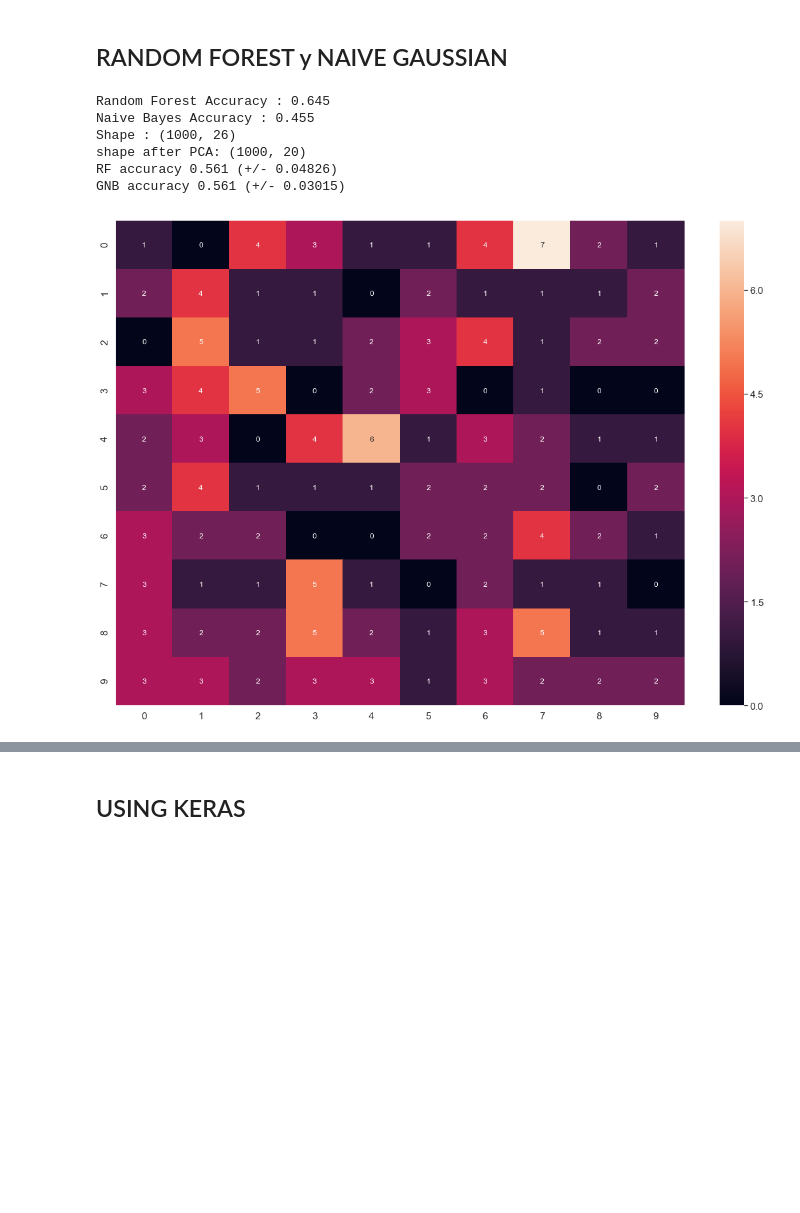
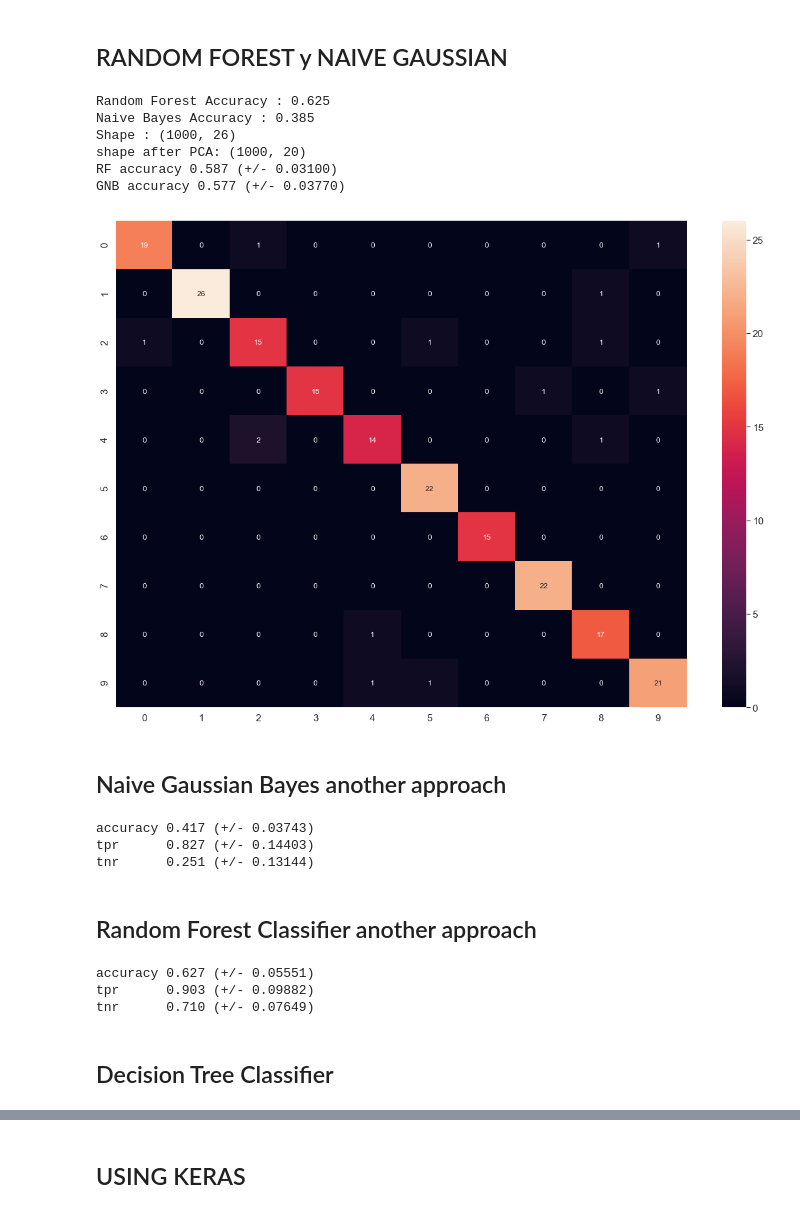
Before and after one commit to pecons/MusicClassifierAI2018-2, a Jupyter notebook: notebooks/datatest.ipynb, the cells around one changed output, grey strips where cells are left out. Cells and saved outputs as stored; diff of their text form; code cells hidden in the pictures; blank space fills up the shorter version.

Commit message:
Diferentes clasificadores y tabla de comparación
Se implementan los clasificadores gaussian, tree, random forest y svc, y se elabora y muestra una tabla comparando el accuracy obtenido por cada uno.

```diff
--- a/notebooks/datatest.ipynb
+++ b/notebooks/datatest.ipynb
@@ -75,40 +84,74 @@ X_train, X_test, y_train, y_test = train_test_split(X, y, test_size=0.2)
 # %%
 from sklearn.ensemble import RandomForestClassifier
 from sklearn.tree import DecisionTreeClassifier
 from sklearn.naive_bayes import GaussianNB
 from sklearn.decomposition import PCA
 from sklearn.model_selection import train_test_split,cross_val_score,KFold
 from sklearn.metrics import *
 
 import seaborn as sn
 
 rf = RandomForestClassifier(n_estimators=200)
 g = GaussianNB()
-Xtr, Xts, ytr, yts = train_test_split(X,y, test_size=.2)
-rf.fit(Xtr,ytr)
-g.fit(Xtr,ytr)
-print("Random Forest Accuracy :",rf.score(Xts,yts))
-print("Naive Bayes Accuracy :",g.score(Xts,yts))
+#Xtr, Xts, ytr, yts = train_test_split(X,y, test_size=.2)
+#rf.fit(Xtr,ytr)
+#g.fit(Xtr,ytr)
+rf.fit(X_train,y_train)
+g.fit(X_train,y_train)
+print("Random Forest Accuracy :",rf.score(X_test,y_test))
+print("Naive Bayes Accuracy :",g.score(X_test,y_test))
 print("Shape :",X.shape)
 X2 = PCA(n_components=20).fit_transform(X)
 print ("shape after PCA:", X2.shape)
 srf = cross_val_score(GaussianNB(), X2, y, cv=KFold(10, shuffle=True), scoring=make_scorer(accuracy_score))
 print ("RF accuracy %.3f (+/- %.5f)"%(np.mean(srf), np.std(srf)))
 s = cross_val_score(GaussianNB(), X2, y, cv=KFold(10, shuffle=True), scoring=make_scorer(accuracy_score))
 print ("GNB accuracy %.3f (+/- %.5f)"%(np.mean(s), np.std(s)))
 
 predictions=rf.predict(Xts)
-rf_model_cm = confusion_matrix(y_test, predictions)
+rf_model_cm = confusion_matrix(yts, predictions)
 rf_model_df_cm = pd.DataFrame(rf_model_cm)
 plt.figure(figsize = (20,14))
 sn.set(font_scale=1.4) #for label size
 sn.heatmap(rf_model_df_cm, annot=True, annot_kws={"size": 12}) # font size
 plt.show()
 # %% [output]
-Random Forest Accuracy : 0.645
-Naive Bayes Accuracy : 0.455
+Random Forest Accuracy : 0.625
+Naive Bayes Accuracy : 0.385
 Shape : (1000, 26)
 shape after PCA: (1000, 20)
-RF accuracy 0.561 (+/- 0.04826)
-GNB accuracy 0.561 (+/- 0.03015)
+RF accuracy 0.587 (+/- 0.03100)
+GNB accuracy 0.577 (+/- 0.03770)
-[figure, old version]
+[figure, new version]
+# %% [markdown]
+## Naive Gaussian Bayes another approach
+# %%
+from sklearn.naive_bayes import GaussianNB
+estGNB = GaussianNB()
+s1GNB = cross_val_score(estGNB, X, y, cv=KFold(10, shuffle=True), scoring=make_scorer(accuracy_score))
+print("accuracy %.3f (+/- %.5f)"%(np.mean(s1GNB), np.std(s1GNB)))
+s2GNB = cross_val_score(estGNB, X, y, cv=KFold(10, shuffle=True), scoring=tpr)
+print("tpr      %.3f (+/- %.5f)"%(np.mean(s2GNB), np.std(s2GNB)))
+s3GNB = cross_val_score(estGNB, X, y, cv=KFold(10, shuffle=True), scoring=tnr)
+print("tnr      %.3f (+/- %.5f)"%(np.mean(s3GNB), np.std(s3GNB)))
+# %% [output]
+accuracy 0.417 (+/- 0.03743)
+tpr      0.827 (+/- 0.14403)
+tnr      0.251 (+/- 0.13144)
+# %% [markdown]
+## Random Forest Classifier another approach
+# %%
+from sklearn.ensemble import RandomForestClassifier
+estRFC = RandomForestClassifier(n_estimators = 20)
+s1RFC = cross_val_score(estRFC, X, y, cv=KFold(10, shuffle=True), scoring=make_scorer(accuracy_score))
+print("accuracy %.3f (+/- %.5f)"%(np.mean(s1RFC), np.std(s1RFC)))
+s2RFC = cross_val_score(estRFC, X, y, cv=KFold(10, shuffle=True), scoring=tpr)
+print("tpr      %.3f (+/- %.5f)"%(np.mean(s2RFC), np.std(s2RFC)))
+s3RFC = cross_val_score(estRFC, X, y, cv=KFold(10, shuffle=True), scoring=tnr)
+print("tnr      %.3f (+/- %.5f)"%(np.mean(s3RFC), np.std(s3RFC)))
+# %% [output]
+accuracy 0.627 (+/- 0.05551)
+tpr      0.903 (+/- 0.09882)
+tnr      0.710 (+/- 0.07649)
+# %% [markdown]
+## Decision Tree Classifier
```
Also changed, not shown: parts of 15 cells of this notebook.
